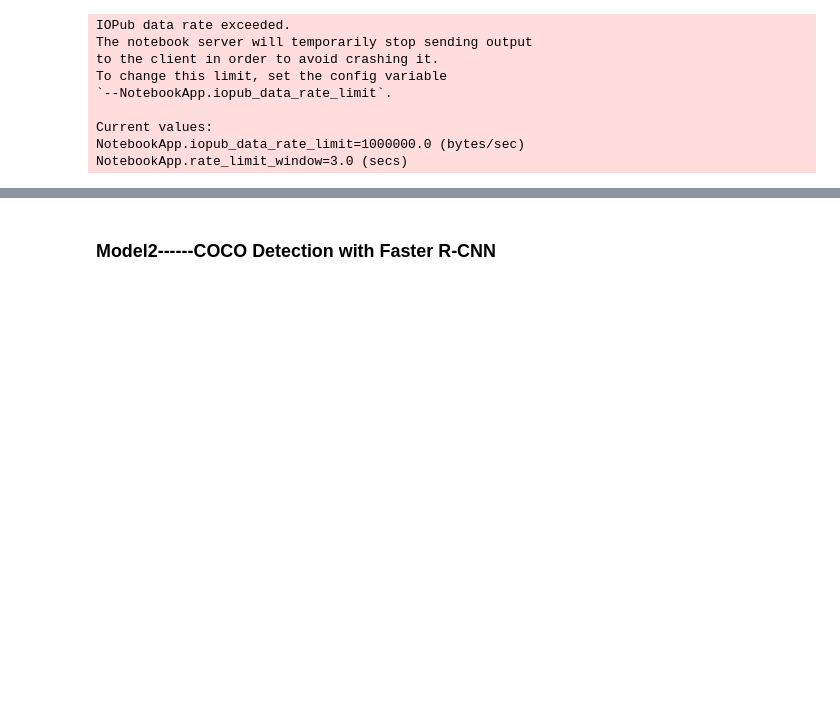
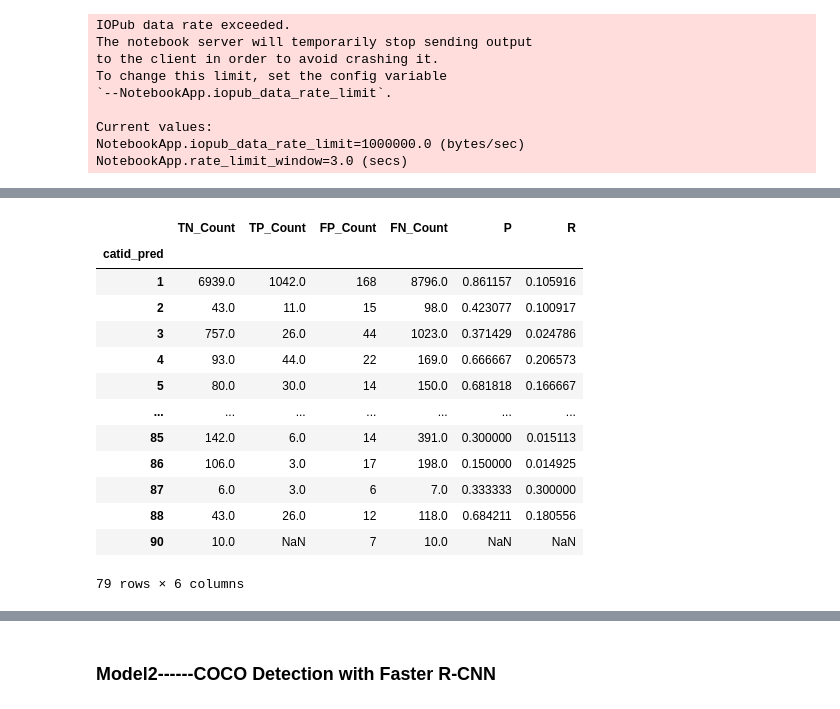
Before and after one commit to LuFengjiao/SAML, a Jupyter notebook: SAML_Assignment_2.ipynb, the cells around one changed output, grey strips where cells are left out. Drawn from its saved outputs; the diff is of its cells as text; code cells hidden in the pictures; blank space fills up the shorter version.

```diff
--- a/SAML_Assignment_2.ipynb
+++ b/SAML_Assignment_2.ipynb
@@ -507,0 +393,17 @@ gt.sort_index(axis=0, inplace=True)
+# %%
+contact_tp_tn_fp_fn
+# %% [output]
+|  | TN_Count | TP_Count | FP_Count | FN_Count | P | R |
+| catid_pred |  |  |  |  |  |  |
+| 1 | 6939.0 | 1042.0 | 168 | 8796.0 | 0.861157 | 0.105916 |
+| 2 | 43.0 | 11.0 | 15 | 98.0 | 0.423077 | 0.100917 |
+| 3 | 757.0 | 26.0 | 44 | 1023.0 | 0.371429 | 0.024786 |
+| 4 | 93.0 | 44.0 | 22 | 169.0 | 0.666667 | 0.206573 |
+| 5 | 80.0 | 30.0 | 14 | 150.0 | 0.681818 | 0.166667 |
+| ... | ... | ... | ... | ... | ... | ... |
+| 85 | 142.0 | 6.0 | 14 | 391.0 | 0.300000 | 0.015113 |
+| 86 | 106.0 | 3.0 | 17 | 198.0 | 0.150000 | 0.014925 |
+| 87 | 6.0 | 3.0 | 6 | 7.0 | 0.333333 | 0.300000 |
+| 88 | 43.0 | 26.0 | 12 | 118.0 | 0.684211 | 0.180556 |
+| 90 | 10.0 | NaN | 7 | 10.0 | NaN | NaN |
+79 rows × 6 columns
```
Also changed, not shown: parts of 26 cells of this notebook.
